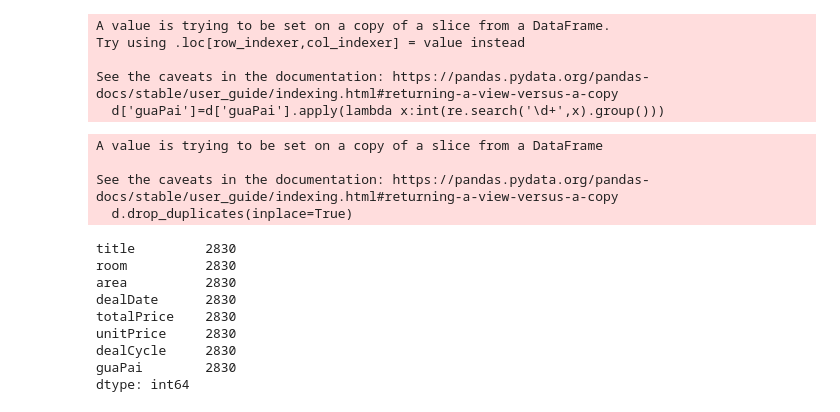
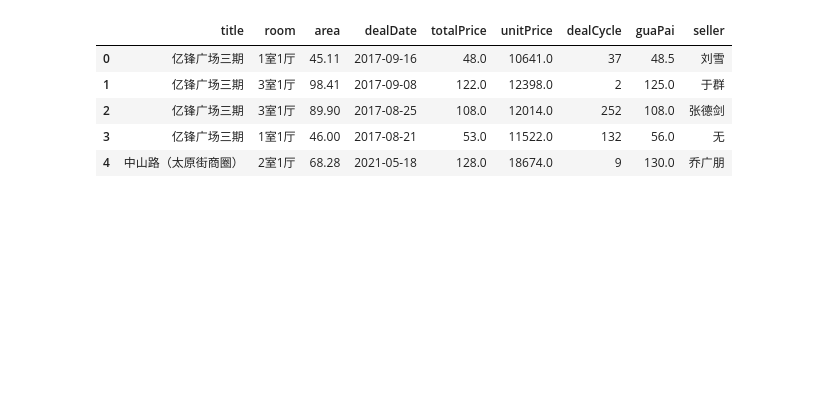
Before and after one commit to hc198974/spider_lianjia, a Jupyter notebook: deal_data.ipynb, the cells around one changed output. Cells and saved outputs as stored; diff of their text form; code cells hidden in the pictures; blank space fills up the shorter version.

```diff
--- a/deal_data.ipynb
+++ b/deal_data.ipynb
@@ -25,28 +27,10 @@ df['dealCycle']=df['dealCycle'].map(lambda x:int(re.search('\d+',x).group()))
-# %%
-d=df[df['guaPai']!=0]
-d['guaPai']=d['guaPai'].apply(lambda x:int(re.search('\d+',x).group()))
-# %% [output]
-A value is trying to be set on a copy of a slice from a DataFrame.
-Try using .loc[row_indexer,col_indexer] = value instead
-
-See the caveats in the documentation: https://pandas.pydata.org/pandas-docs/stable/user_guide/indexing.html#returning-a-view-versus-a-copy
-  d['guaPai']=d['guaPai'].apply(lambda x:int(re.search('\d+',x).group()))
-# %%
-# d.reset_index(drop=True)
-d.drop_duplicates(inplace=True)
-d.head(10)
-# %% [output]
-A value is trying to be set on a copy of a slice from a DataFrame
-
-See the caveats in the documentation: https://pandas.pydata.org/pandas-docs/stable/user_guide/indexing.html#returning-a-view-versus-a-copy
-  d.drop_duplicates(inplace=True)
-title         2830
-room          2830
-area          2830
-dealDate      2830
-totalPrice    2830
-unitPrice     2830
-dealCycle     2830
-guaPai        2830
-dtype: int64
+# %%
+df.head()
+# %% [output]
+|  | title | room | area | dealDate | totalPrice | unitPrice | dealCycle | guaPai | seller |
+| 0 | 亿锋广场三期 | 1室1厅 | 45.11 | 2017-09-16 | 48.0 | 10641.0 | 37 | 48.5 | 刘雪 |
+| 1 | 亿锋广场三期 | 3室1厅 | 98.41 | 2017-09-08 | 122.0 | 12398.0 | 2 | 125.0 | 于群 |
+| 2 | 亿锋广场三期 | 3室1厅 | 89.90 | 2017-08-25 | 108.0 | 12014.0 | 252 | 108.0 | 张德剑 |
+| 3 | 亿锋广场三期 | 1室1厅 | 46.00 | 2017-08-21 | 53.0 | 11522.0 | 132 | 56.0 | 无 |
+| 4 | 中山路（太原街商圈） | 2室1厅 | 68.28 | 2021-05-18 | 128.0 | 18674.0 | 9 | 130.0 | 乔广朋 |
 # %%
```
Also changed, not shown: parts of 8 cells of this notebook, 3 other files.
